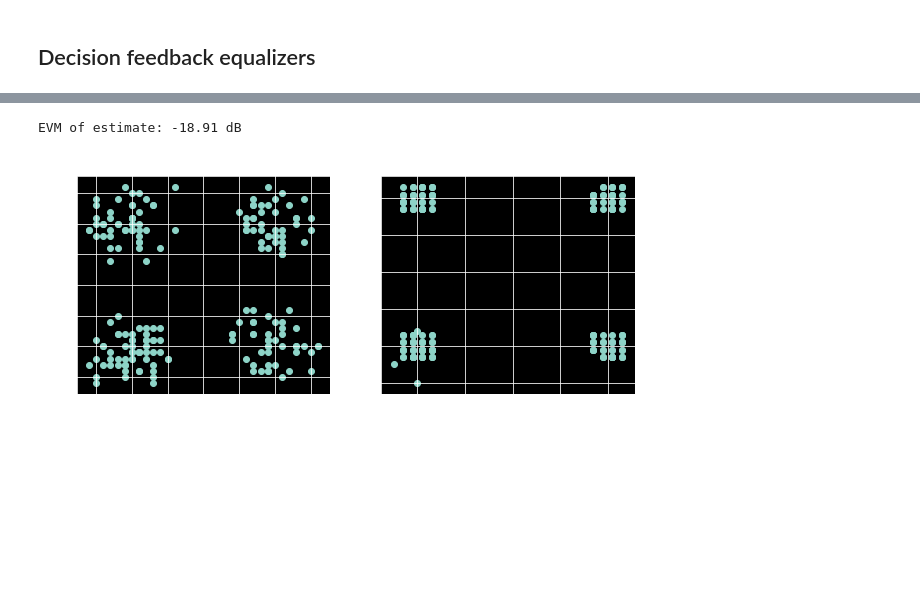
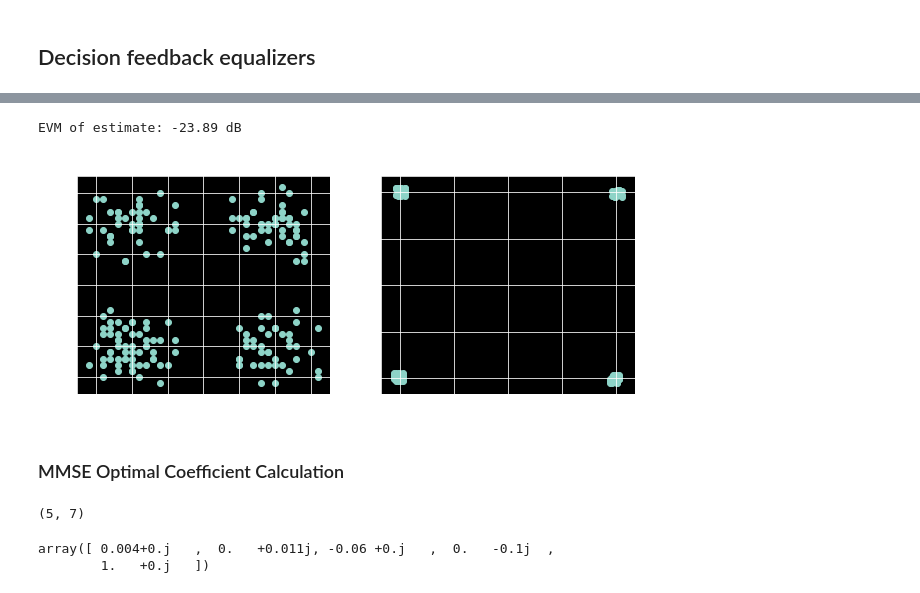
Before and after one commit to mohantyk/dsp_in_comm, a Jupyter notebook: chap4.ipynb, the cells around one changed output, grey strips where cells are left out. Drawn from its saved outputs; the diff is of its cells as text; code cells hidden in the pictures; blank space fills up the shorter version.

Commit message:
MMSE calculation for pre-cursors

```diff
--- a/chap4.ipynb
+++ b/chap4.ipynb
@@ -255,6 +255,8 @@ y = signal.lfilter(channel, 1, qpsk)
 # %%
 # Feed forward filter
 feed_forward_filter = array([0, 0, 0, 1, 0]) # Pass through
+feed_forward_filter = array([ 0.004, 0.011j, -0.06, -0.1j, 1]) # From MMSE, see next section
+
 feed_forward = signal.lfilter(feed_forward_filter, 1, y)
 # %%
 # Decision feedback loop
@@ -288,15 +290,17 @@ evm_estimate = 10*np.log10(error.var()/ideal.var())
 
 print('EVM of estimate: {:.2f} dB'.format(evm_estimate))
 # %% [output]
-EVM of estimate: -18.91 dB
+EVM of estimate: -23.89 dB
 # %%
 _, (ax1, ax2) = plt.subplots(1, 2, figsize=(10,4))
 ax1.scatter(y[5:].real, y[5:].imag)
 ax1.set_title('Observation y[n]')
 ax1.grid()
 
-ax2.scatter(estimate[5:].real, estimate[5:].imag)
+ax2.scatter(estimate[10:].real, estimate[10:].imag)
 ax2.set_title('Estimate of x[n]')
 ax2.grid();
 # %% [output]
-[figure, old version]
+[figure, new version]
+# %% [markdown]
+### MMSE Optimal Coefficient Calculation
@@ -302,0 +315,12 @@ ax2.grid();
+# %%
+# Calculate H
+col = np.zeros(N, complex)
+col[0] = channel[0]
+
+row = np.zeros(N+L-1, complex)
+row[:L] = channel
+
+H = toeplitz(col, row)
+H.shape
+# %% [output]
+(5, 7)
@@ -302,0 +332,9 @@ ax2.grid();
+# %%
+xD_x = np.zeros(N+L-1)
+xD_x[D] = x_var
+
+equalizer = xD_x @ H.conj().T @ inv(R_y)
+equalizer
+# %% [output]
+array([ 0.004+0.j   ,  0.   +0.011j, -0.06 +0.j   ,  0.   -0.1j  ,
+        1.   +0.j   ])
```
Also changed, not shown: parts of 15 cells of this notebook.
